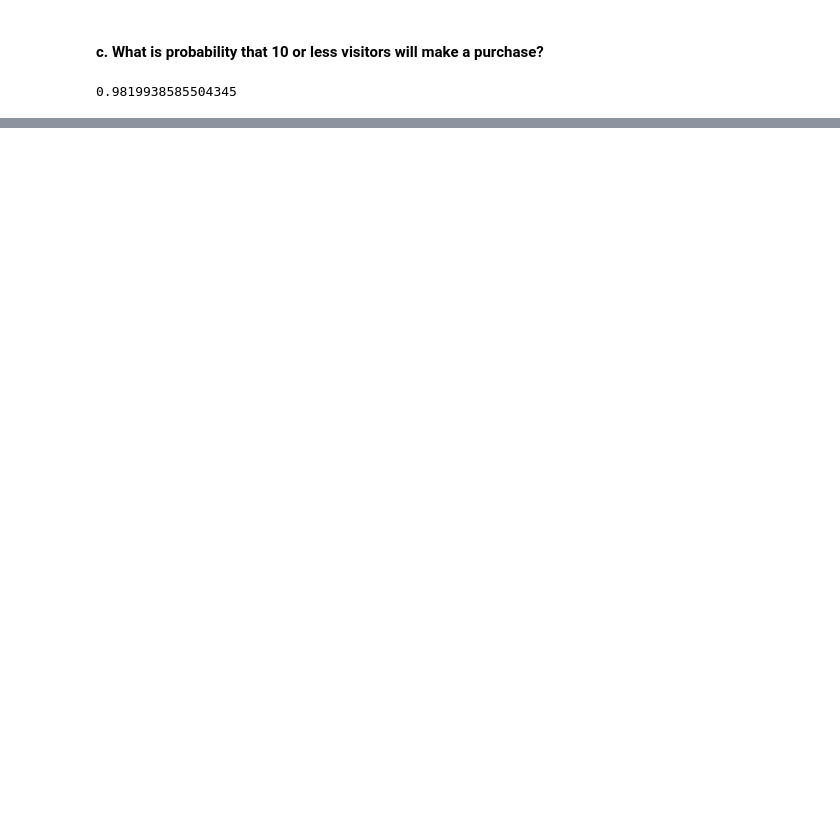
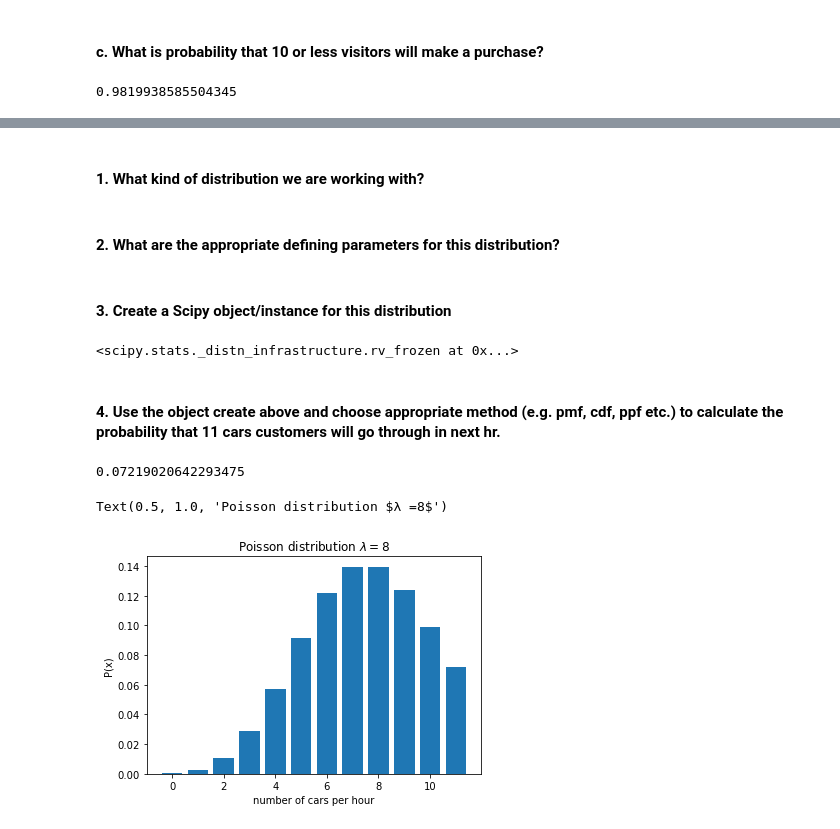
Before and after one commit to natasharivers/Statistics, a Jupyter notebook: Probability Distributions Notes.ipynb, the cells around one changed output, grey strips where cells are left out. Cells and saved outputs as stored; diff of their text form; code cells hidden in the pictures; blank space fills up the shorter version.

```diff
--- a/Probability Distributions Notes.ipynb
+++ b/Probability Distributions Notes.ipynb
@@ -450,0 +523,2 @@ stats.binom(n_trials, p).cdf(10)
+# %% [markdown]
+#### 1. What kind of distribution we are working with?
@@ -450,0 +527,26 @@ stats.binom(n_trials, p).cdf(10)
+# %% [markdown]
+#### 2. What are the appropriate defining parameters for this distribution?
+# %%
+λ = 8 #per hour
+# %% [markdown]
+#### 3. Create a Scipy object/instance for this distribution
+# %%
+stats.poisson(λ)
+# %% [output]
+<scipy.stats._distn_infrastructure.rv_frozen at 0x...>
+# %% [markdown]
+#### 4. Use the object create above and choose appropriate method (e.g. pmf, cdf, ppf etc.) to calculate the probability that 11 cars customers will go through in next hr.
+# %%
+stats.poisson(λ).pmf(11)
+# %% [output]
+0.07219020642293475
+# %%
+x= np.arange(0,12)
+y= stats.poisson(λ).pmf(x)
+plt.bar(x,y)
+plt.xlabel('number of cars per hour')
+plt.ylabel('P(x)')
+plt.title('Poisson distribution $λ =8$')
+# %% [output]
+Text(0.5, 1.0, 'Poisson distribution $λ =8$')
+[figure, added]
```
Also changed, not shown: parts of 10 cells of this notebook.
